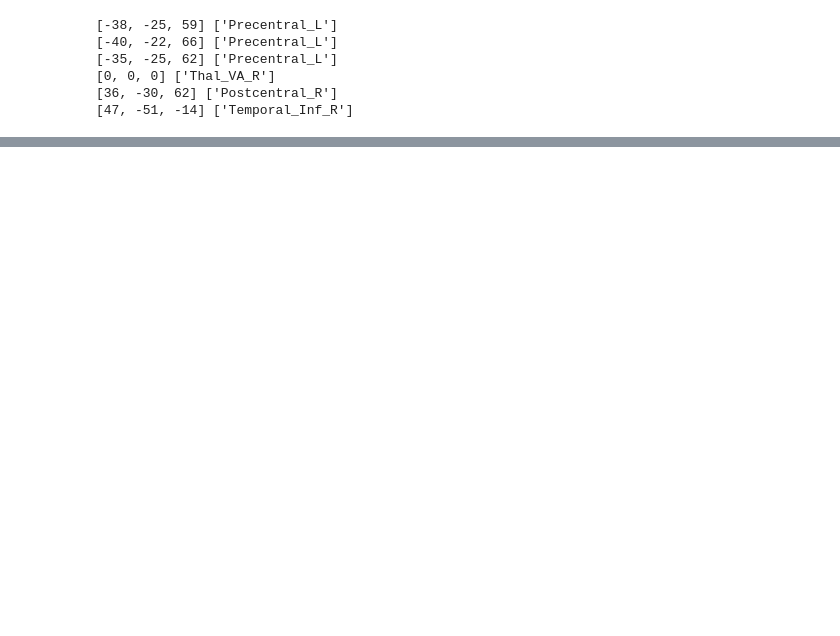
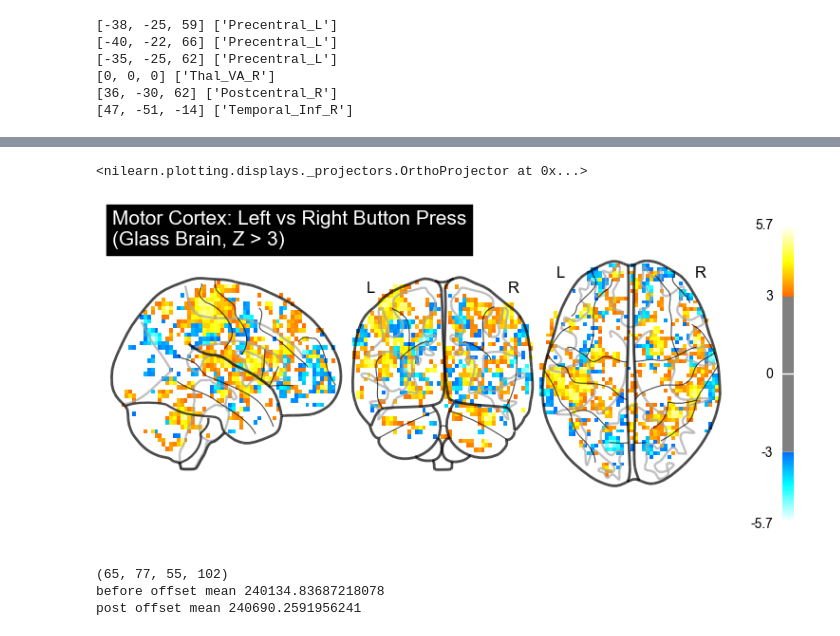
Before and after one commit to mducat/scz_familiarity_fMRI_ML, a Jupyter notebook: mri_motor.ipynb, the cells around one changed output, grey strips where cells are left out. Drawn from its saved outputs; the diff is of its cells as text; code cells hidden in the pictures; blank space fills up the shorter version.

Commit message:
[+] motor decoding trials

```diff
--- a/mri_motor.ipynb
+++ b/mri_motor.ipynb
@@ -501,0 +584,53 @@ for i in range(6):
+# %%
+design_matrix = fmri_glm.design_matrices_[0]
+
+contrast_matrix = np.eye(design_matrix.shape[1])
+contrasts = {
+    str(column): contrast_matrix[i]
+    for i, column in enumerate(design_matrix.columns)
+}
+
+glm_contrast_vector = contrasts["1"] - contrasts["0"]
+
+z_score = fmri_glm.compute_contrast(glm_contrast_vector, output_type="z_score")
+
+# --- Glass Brain View ---
+plotting.plot_glass_brain(
+    z_score,
+    threshold=3.0,
+    colorbar=True,
+    plot_abs=False,
+    cmap="cold_hot",
+    title="Motor Cortex: Left vs Right Button Press\n(Glass Brain, Z > 3)",
+    display_mode="ortho",
+)
+# %% [output]
+<nilearn.plotting.displays._projectors.OrthoProjector at 0x...>
+[figure, added]
+# %%
+subject = 12
+run_ids = [5]
+
+data_source = MRI(subject, 5)
+
+dataset = Subject(subject, run_ids, confound_mode="full", volumes_offset=0)
+dataset.load()
+
+#raw = data_source.preprocessed
+
+raw = nibabel.load('./Familiarity/sub-11/func/sub-11_task-morph_run-5_space-MNI152NLin2009cAsym_desc-preproc_bold.nii.gz')
+print(raw.shape)
+
+offset = 90
+
+
+fdata = raw.get_fdata()
+data_trimmed = fdata[:, :, :, :offset]
+raw = nibabel.Nifti1Image(data_trimmed, raw.affine, raw.header)
+
+print("before offset mean", np.mean(fdata[:, :, :, :offset]))
+print("post offset mean", np.mean(fdata[:, :, :, offset:]))
+# %% [output]
+(65, 77, 55, 102)
+before offset mean 240134.83687218078
+post offset mean 240690.2591956241
```
Also changed, not shown: parts of 25 cells of this notebook, 13 other files.
